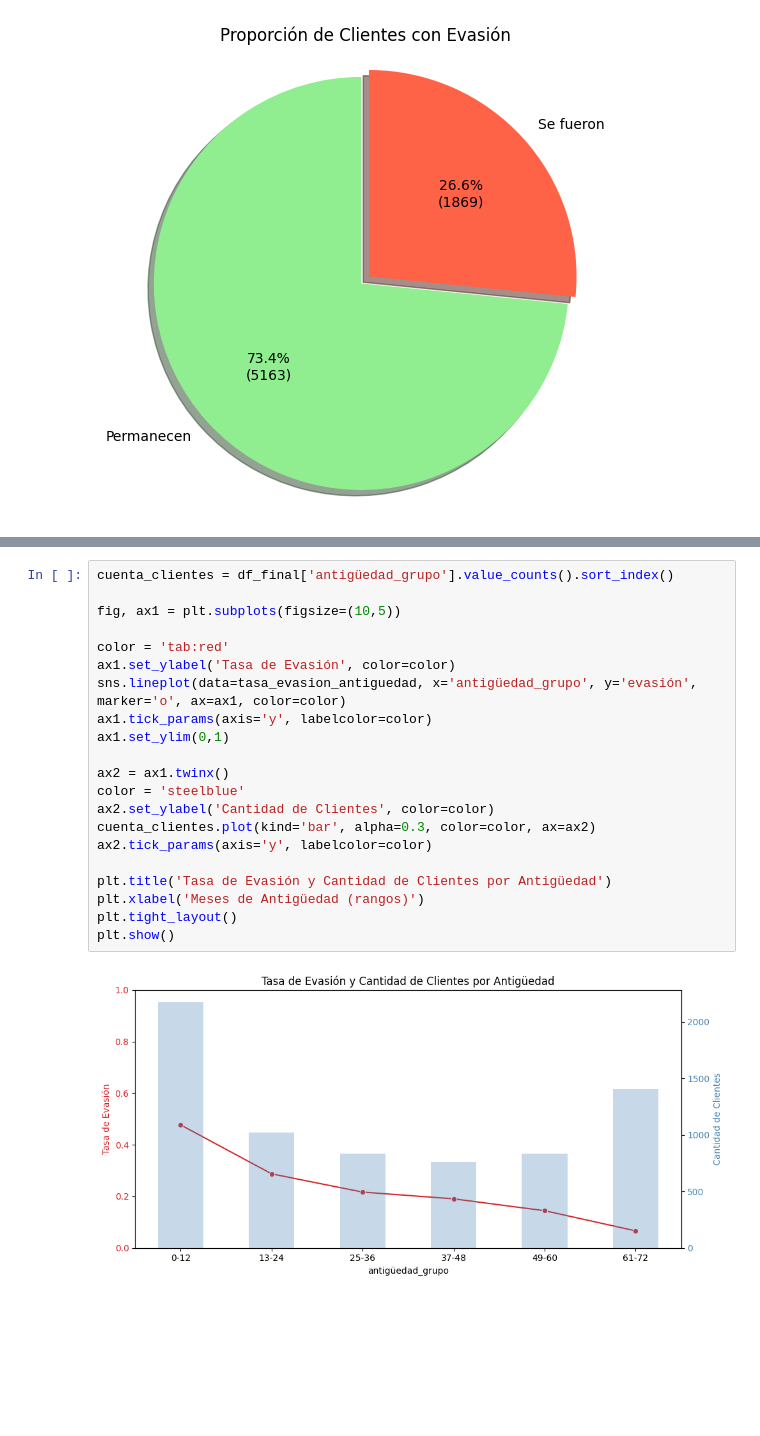
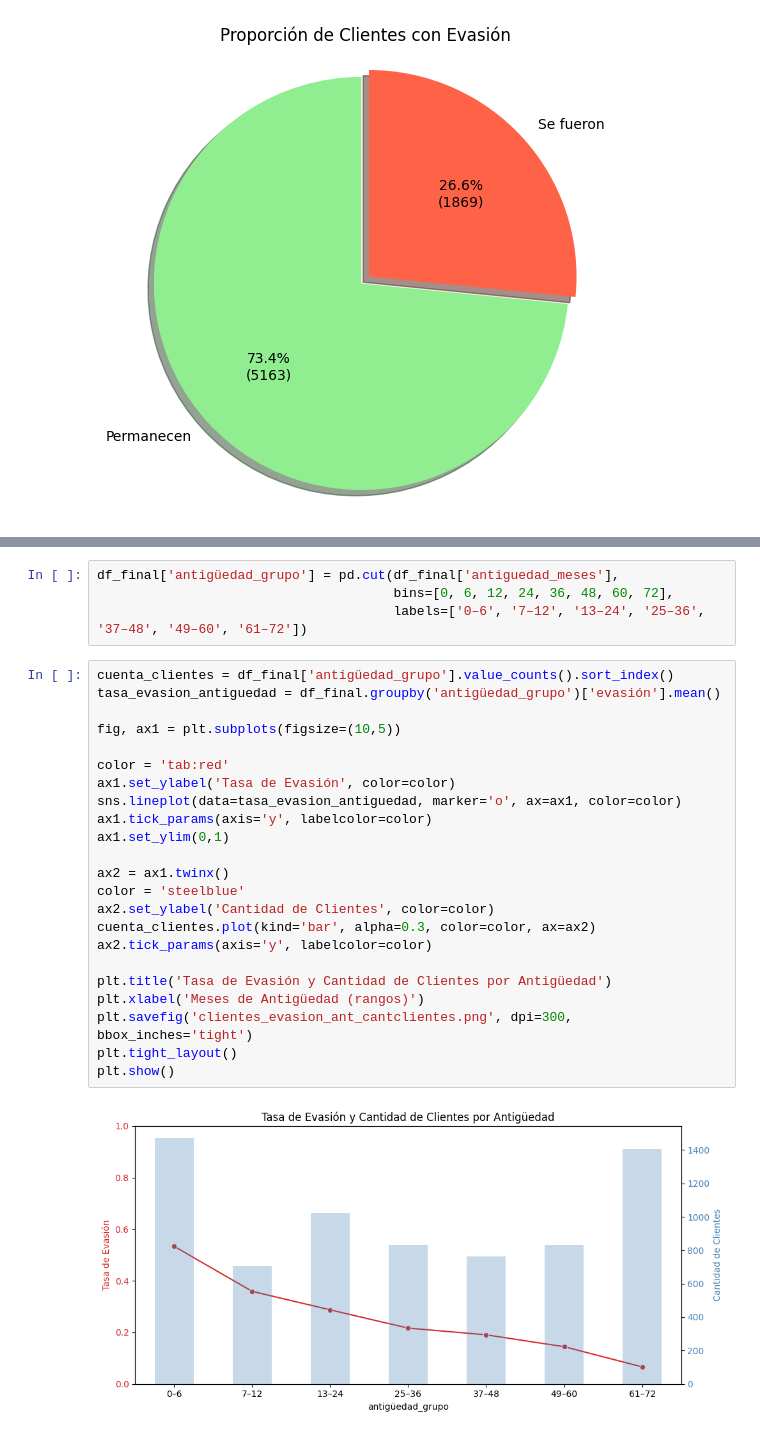
Before and after one commit to PRsant90/Challenge_datos_2, a Jupyter notebook: Challenge_Telecom_X_2.ipynb, the cells around one changed output, grey strips where cells are left out. Drawn from its saved outputs; the diff is of its cells as text; blank space fills up the shorter version.

```diff
--- a/Challenge_Telecom_X_2.ipynb
+++ b/Challenge_Telecom_X_2.ipynb
@@ -595,29 +595,35 @@ plt.tight_layout()
 plt.show()
 # %% [output]
 [figure]
+# %%
+df_final['antigüedad_grupo'] = pd.cut(df_final['antiguedad_meses'],
+                                      bins=[0, 6, 12, 24, 36, 48, 60, 72],
+                                      labels=['0–6', '7–12', '13–24', '25–36', '37–48', '49–60', '61–72'])
 # %%
 cuenta_clientes = df_final['antigüedad_grupo'].value_counts().sort_index()
+tasa_evasion_antiguedad = df_final.groupby('antigüedad_grupo')['evasión'].mean()
 
 fig, ax1 = plt.subplots(figsize=(10,5))
 
 color = 'tab:red'
 ax1.set_ylabel('Tasa de Evasión', color=color)
-sns.lineplot(data=tasa_evasion_antiguedad, x='antigüedad_grupo', y='evasión', marker='o', ax=ax1, color=color)
+sns.lineplot(data=tasa_evasion_antiguedad, marker='o', ax=ax1, color=color)
 ax1.tick_params(axis='y', labelcolor=color)
 ax1.set_ylim(0,1)
 
 ax2 = ax1.twinx()
 color = 'steelblue'
 ax2.set_ylabel('Cantidad de Clientes', color=color)
 cuenta_clientes.plot(kind='bar', alpha=0.3, color=color, ax=ax2)
 ax2.tick_params(axis='y', labelcolor=color)
 
 plt.title('Tasa de Evasión y Cantidad de Clientes por Antigüedad')
 plt.xlabel('Meses de Antigüedad (rangos)')
+plt.savefig('clientes_evasion_ant_cantclientes.png', dpi=300, bbox_inches='tight')
 plt.tight_layout()
 plt.show()
 # %% [output]
-[figure, old version]
+[figure, new version]
 # %%
 # Crear tabla de frecuencia
 tabla = pd.crosstab(df_final['antigüedad_grupo'], df_final['evasión'], normalize='index')
```
Also changed, not shown: parts of 10 cells of this notebook.
